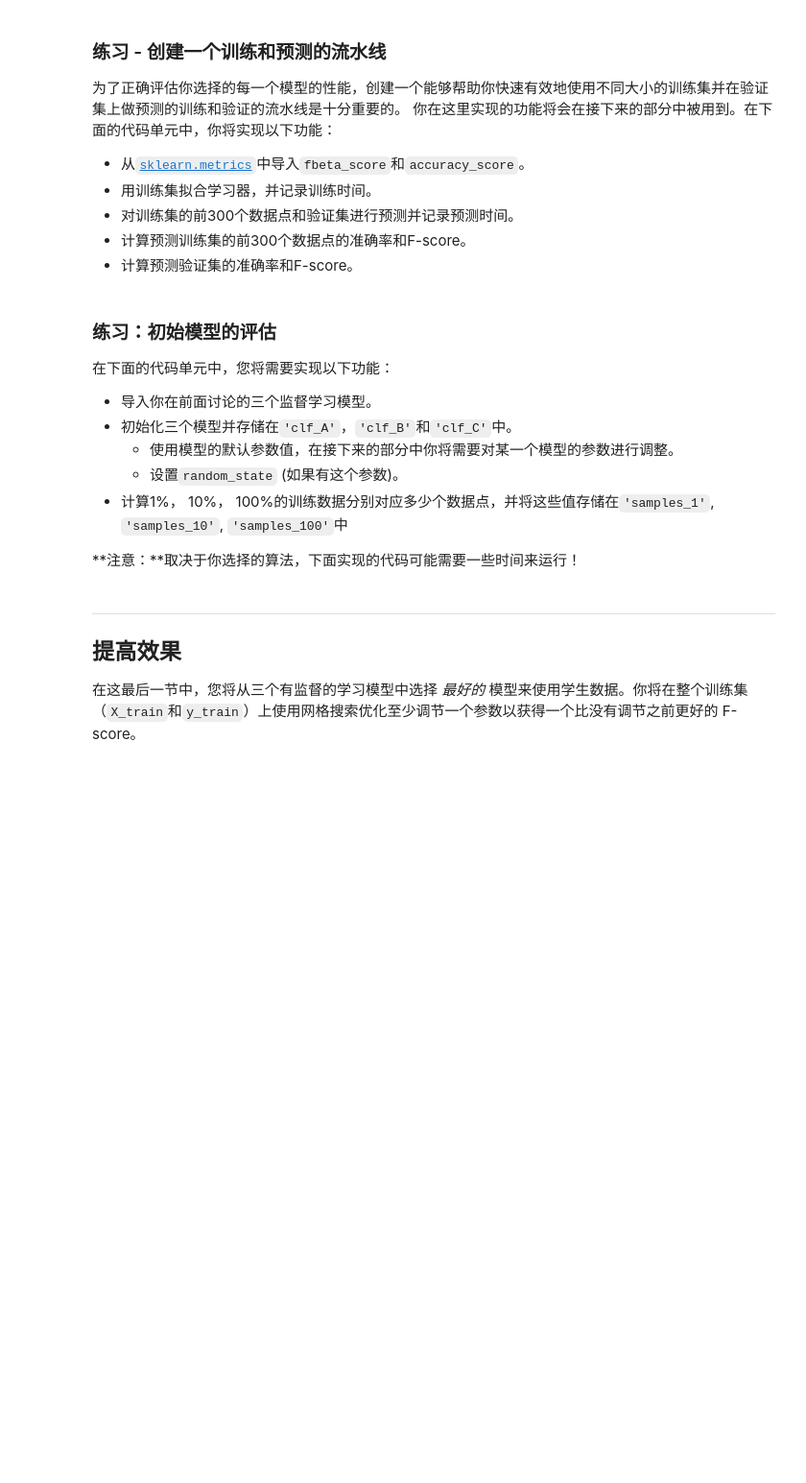
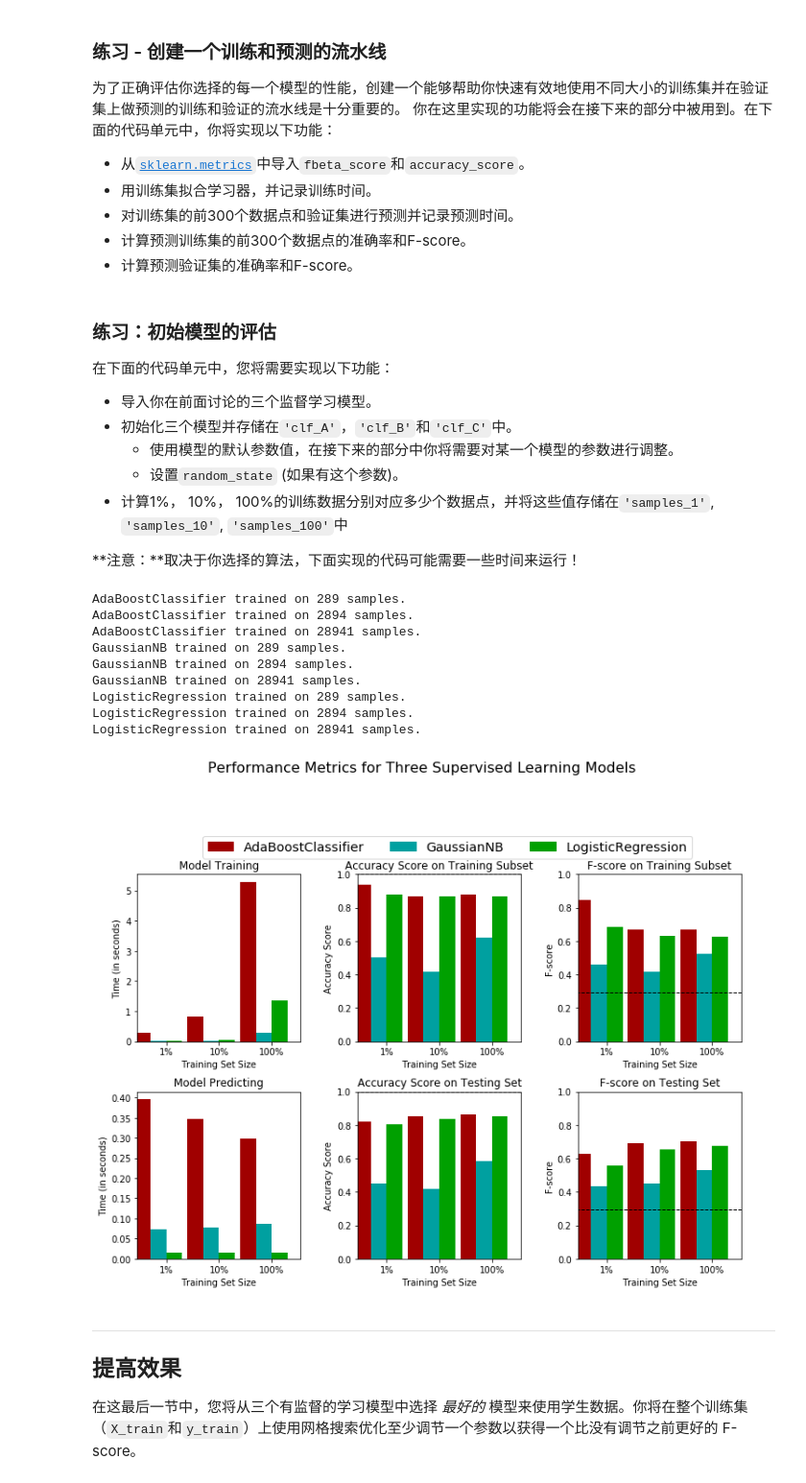
Before and after one commit to yinlixueying/cn-machine-learning, a Jupyter notebook: finding_donors/finding_donors.ipynb, the cells around one changed output. Shown: that part at 96% size. Saved outputs shown, nothing was run; the diff lists cells and outputs as text; code cells hidden in the pictures; blank space fills up the shorter version.

```diff
--- a/finding_donors/finding_donors.ipynb
+++ b/finding_donors/finding_donors.ipynb
@@ -373,36 +355,39 @@ def train_predict(learner, sample_size, X_train, y_train, X_val, y_val):
     # TODO：使用sample_size大小的训练数据来拟合学习器
     # TODO: Fit the learner to the training data using slicing with 'sample_size'
     start = time() # 获得程序开始时间
-    learner = None
+    learner = learner
+    learner.fit(X_train[:sample_size-1], y_train[:sample_size-1])
     end = time() # 获得程序结束时间
 
     # TODO：计算训练时间
-    results['train_time'] = None
+    results['train_time'] = end - start
 
     # TODO: 得到在验证集上的预测值
     #       然后得到对前300个训练数据的预测结果
     start = time() # 获得程序开始时间
-    predictions_val = None
-    predictions_train = None
+    predictions_val = learner.predict(X_val)
+    predictions_train = learner.predict(X_train[:300-1])
     end = time() # 获得程序结束时间
 
     # TODO：计算预测用时
-    results['pred_time'] = None
+    results['pred_time'] = end - start
 
     # TODO：计算在最前面的300个训练数据的准确率
-    results['acc_train'] = None
+    results['acc_train'] = accuracy_score(y_train[:300-1], predictions_train[:300-1])
 
     # TODO：计算在验证上的准确率
-    results['acc_val'] = None
+    results['acc_val'] = accuracy_score(y_val, predictions_val)
 
     # TODO：计算在最前面300个训练数据上的F-score
-    results['f_train'] = None
+    results['f_train'] = fbeta_score(y_train[:300-1], predictions_train[:300-1],beta=1)
 
     # TODO：计算验证集上的F-score
-    results['f_val'] = None
+    results['f_val'] = fbeta_score(y_val, predictions_val, beta=1)
 
     # 成功
     print ("{} trained on {} samples.".format(learner.__class__.__name__, sample_size))
+    #print ("trained time{}, predict time{}, acc_train{}, acc_val{}, f_train{}, f_val{}.".format(results['train_time'],results['pred_time'], results['acc_train'],results['acc_val'],results['f_train'], results['f_val']))
+
 
     # 返回结果
     return results
@@ -418,27 +403,41 @@ def train_predict(learner, sample_size, X_train, y_train, X_val, y_val):
 **注意：**取决于你选择的算法，下面实现的代码可能需要一些时间来运行！
 # %%
 # TODO：从sklearn中导入三个监督学习模型
+from sklearn.linear_model import LogisticRegression
+from sklearn.ensemble import AdaBoostClassifier
+from sklearn.naive_bayes import GaussianNB
 
 # TODO：初始化三个模型
-clf_A = None
-clf_B = None
-clf_C = None
+clf_A = AdaBoostClassifier(random_state=5)#base_estimator = DecisionTreeClassifier(max_depth=2), n_estimators = 4
+clf_B = GaussianNB()
+clf_C = LogisticRegression(random_state=5)
 
 # TODO：计算1%， 10%， 100%的训练数据分别对应多少点
-samples_1 = None
-samples_10 = None
-samples_100 = None
+samples_1 = int(X_train.shape[0] * 0.01)
+samples_10 = int(X_train.shape[0] * 0.1)
+samples_100 = X_train.shape[0]
 
 # 收集学习器的结果
 results = {}
 for clf in [clf_A, clf_B, clf_C]:
     clf_name = clf.__class__.__name__
     results[clf_name] = {}
     for i, samples in enumerate([samples_1, samples_10, samples_100]):
         results[clf_name][i] = train_predict(clf, samples, X_train, y_train, X_val, y_val)
 
 # 对选择的三个模型得到的评价结果进行可视化
 vs.evaluate(results, accuracy, fscore)
+# %% [output]
+AdaBoostClassifier trained on 289 samples.
+AdaBoostClassifier trained on 2894 samples.
+AdaBoostClassifier trained on 28941 samples.
+GaussianNB trained on 289 samples.
+GaussianNB trained on 2894 samples.
+GaussianNB trained on 28941 samples.
+LogisticRegression trained on 289 samples.
+LogisticRegression trained on 2894 samples.
+LogisticRegression trained on 28941 samples.
+[figure, added]
 # %% [markdown]
 ----
 ## 提高效果
```
Also changed, not shown: parts of 22 cells of this notebook, 2 other files.
